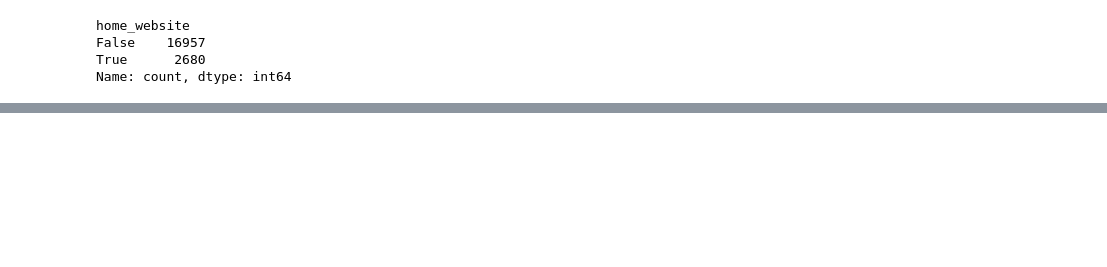
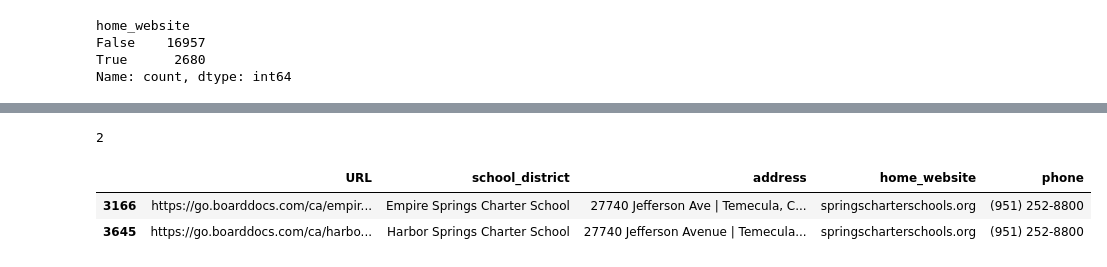
Before and after one commit to audrey-tan/cepr_boarddocs, a Jupyter notebook: deliverable2/merge_nces.ipynb, the cells around one changed output, grey strips where cells are left out. Cells and saved outputs as stored; diff of their text form; code cells hidden in the pictures; blank space fills up the shorter version.

```diff
--- a/deliverable2/merge_nces.ipynb
+++ b/deliverable2/merge_nces.ipynb
@@ -79,5 +130,5 @@ boarddocs_df.loc[(~boarddocs_df["home_website"].isna()) & (boarddocs_df["home_we
 # %%
-df = pd.merge(boarddocs_df, nces_df[~nces_df["home_website"].isna()], how="left", on="home_website")
+df = pd.merge(boarddocs_df[~boarddocs_df["home_website"].duplicated(keep=False)], nces_df[~nces_df["home_website"].isna()], how="left", on="home_website", suffixes=["_boarddocs", "_nces"])
 # %%
 # let's check how good is the match
 # check how many rows have LEAID
@@ -145,0 +189,11 @@ nces_df[nces_df["phone"].duplicated(keep=False)].sort_values(by="phone").head()
+# %%
+# check the situation at boarddocs
+sum(boarddocs_df[~boarddocs_df["phone"].isna()]["phone"].duplicated(keep=False))
+# %% [output]
+2
+# %%
+boarddocs_df[(~boarddocs_df["phone"].isna()) & boarddocs_df["phone"].duplicated(keep=False)]
+# %% [output]
+|  | URL | school_district | address | home_website | phone |
+| 3166 | https://go.boarddocs.com/ca/empir... | Empire Springs Charter School | 27740 Jefferson Ave | Temecula, C... | springscharterschools.org | (951) 252-8800 |
+| 3645 | https://go.boarddocs.com/ca/harbo... | Harbor Springs Charter School | 27740 Jefferson Avenue | Temecula... | springscharterschools.org | (951) 252-8800 |
```
Also changed, not shown: parts of 40 cells of this notebook, 1 other file.
